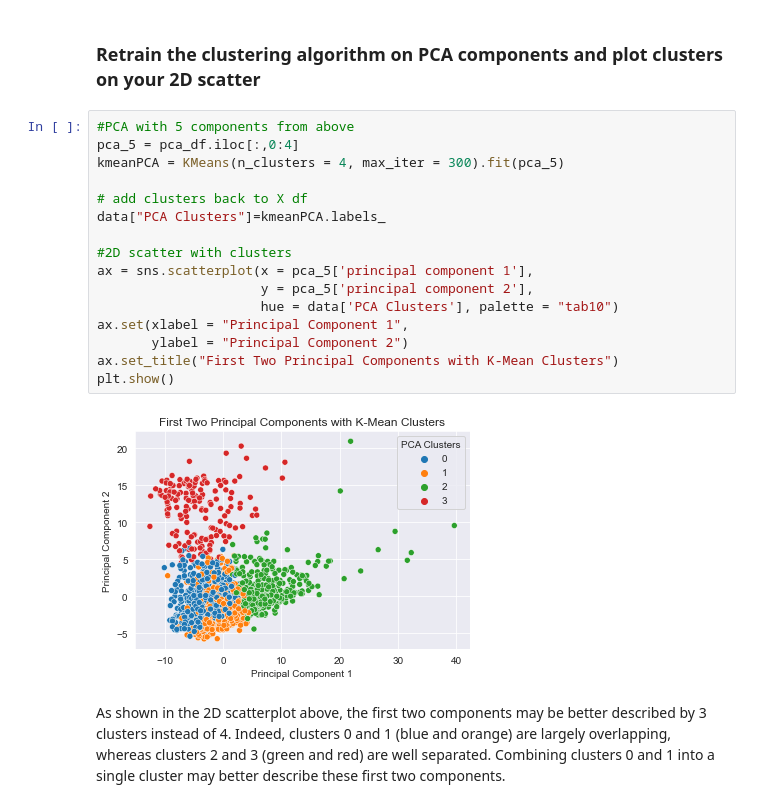
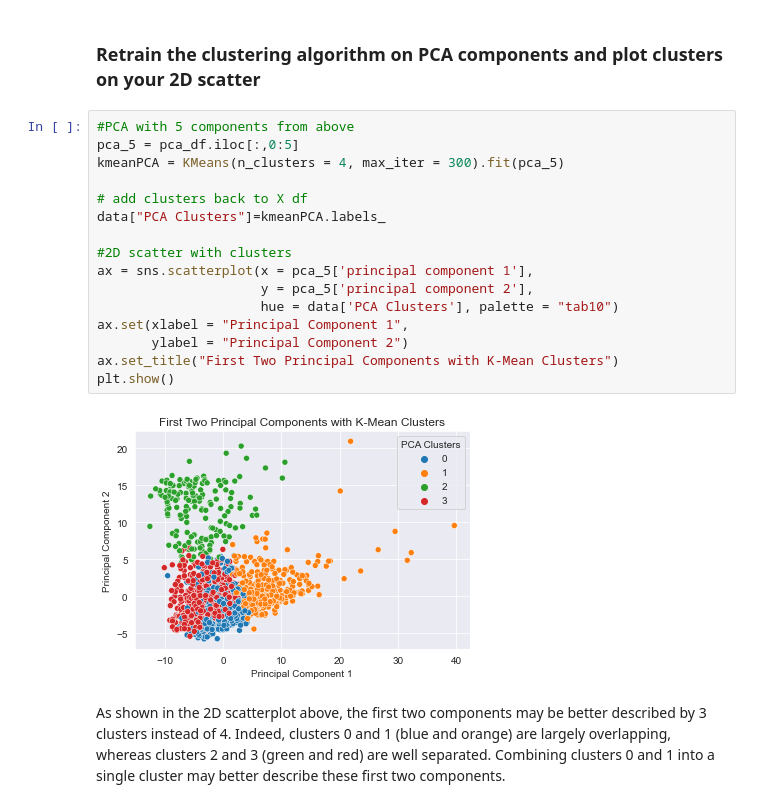
Before and after one commit to benjaminfields/CSS_project4_group2, a Jupyter notebook: Project 4 Students_Group2.ipynb, the cells around one changed output. Drawn from its saved outputs; the diff is of its cells as text.

```diff
--- a/Project 4 Students_Group2.ipynb
+++ b/Project 4 Students_Group2.ipynb
@@ -277,22 +306,22 @@ We see the most separation between clusters 1 and 3 (orange vs. red). More speci
 ### Retrain the clustering algorithm on PCA components and plot clusters on your 2D scatter
 # %%
 #PCA with 5 components from above
-pca_5 = pca_df.iloc[:,0:4]
+pca_5 = pca_df.iloc[:,0:5]
 kmeanPCA = KMeans(n_clusters = 4, max_iter = 300).fit(pca_5)
 
 # add clusters back to X df
 data["PCA Clusters"]=kmeanPCA.labels_
 
 #2D scatter with clusters
 ax = sns.scatterplot(x = pca_5['principal component 1'],
                      y = pca_5['principal component 2'],
                      hue = data['PCA Clusters'], palette = "tab10")
 ax.set(xlabel = "Principal Component 1",
        ylabel = "Principal Component 2")
 ax.set_title("First Two Principal Components with K-Mean Clusters")
 plt.show()
 # %% [output]
-[figure, old version]
+[figure, new version]
 # %% [markdown]
 As shown in the 2D scatterplot above, the first two components may be better described by 3 clusters instead of 4. Indeed, clusters 0 and 1 (blue and orange) are largely overlapping, whereas clusters 2 and 3 (green and red) are well separated. Combining clusters 0 and 1 into a single cluster may better describe these first two components.
 # %% [markdown]
```
Also changed, not shown: parts of 12 cells of this notebook.
